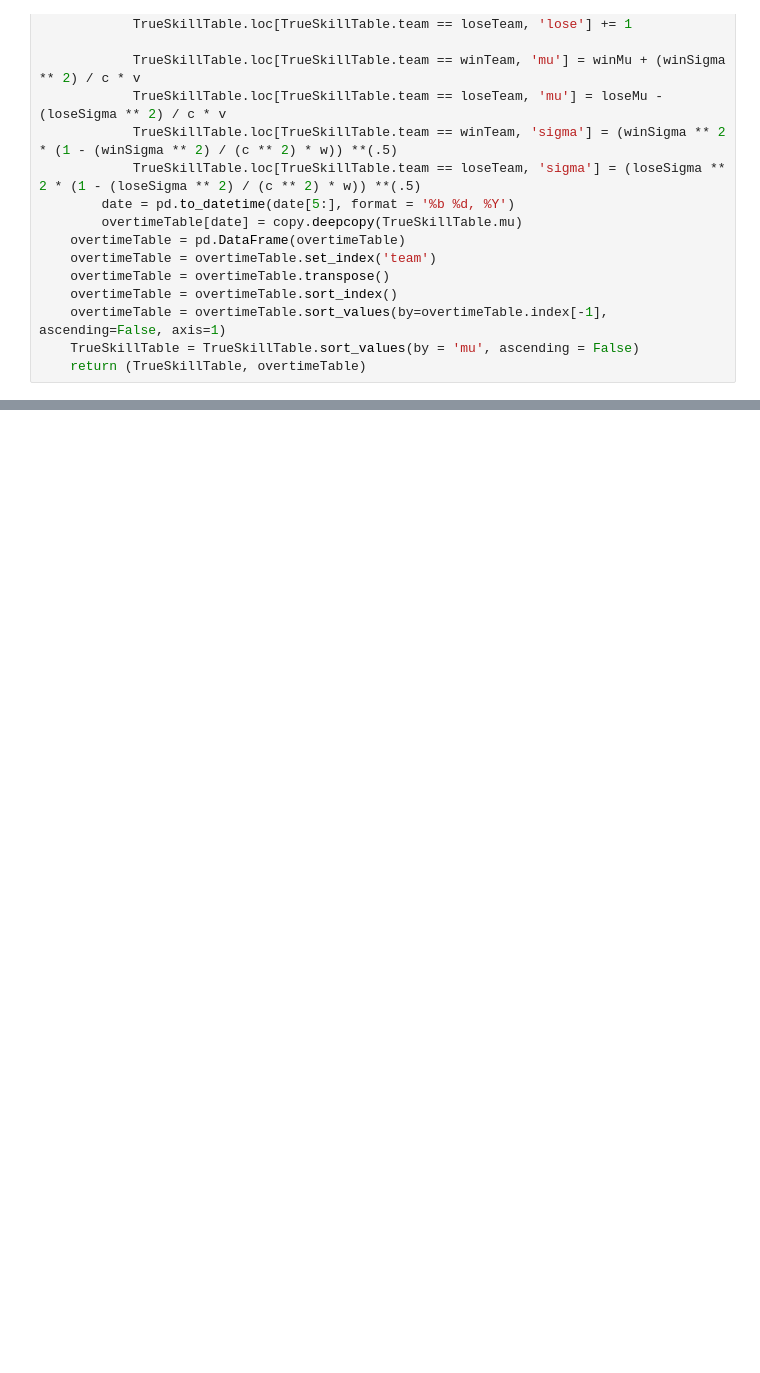
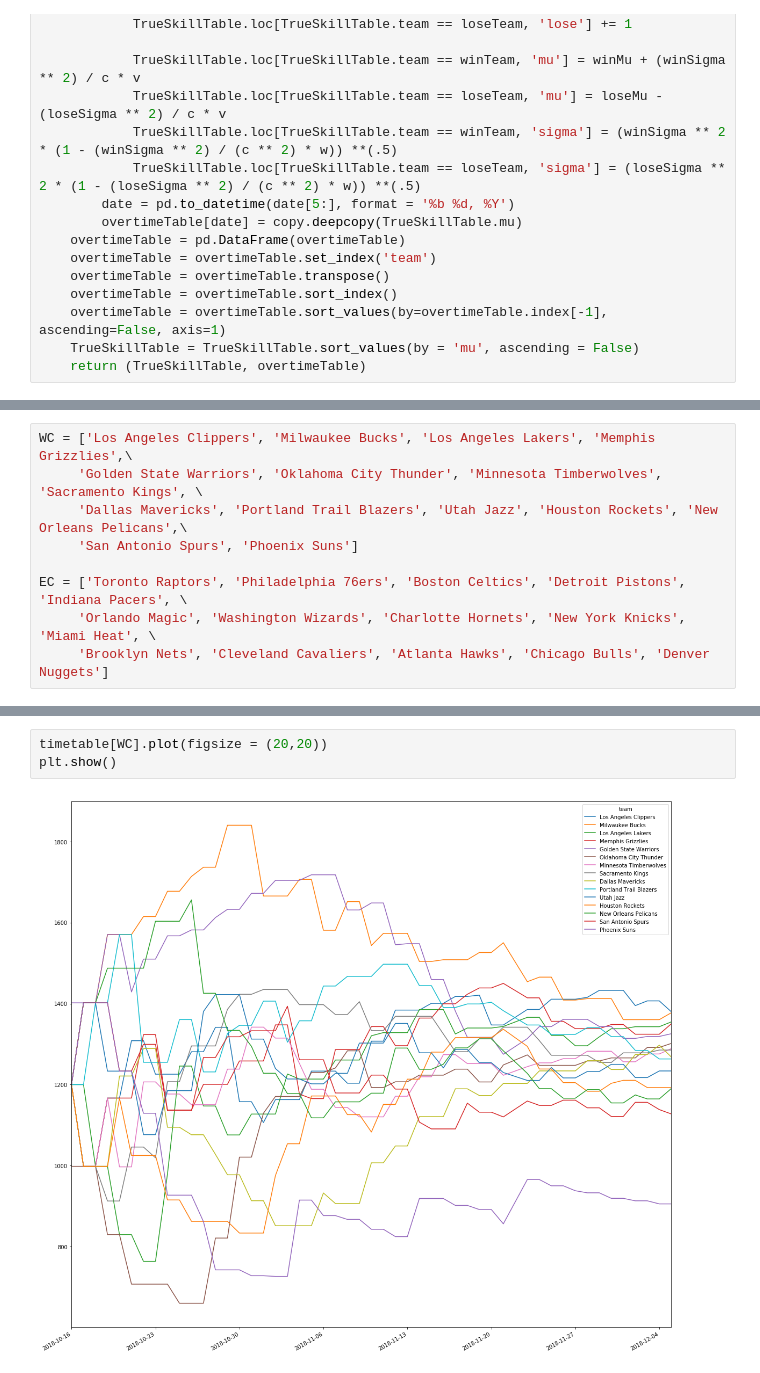
Before and after one commit to pydu-brys/NBA-Analytics, a Jupyter notebook: TrueSkill2.ipynb, the cells around one changed output, grey strips where cells are left out. Drawn from its saved outputs; the diff is of its cells as text; blank space fills up the shorter version.

```diff
--- a/TrueSkill2.ipynb
+++ b/TrueSkill2.ipynb
@@ -152,0 +179,9 @@ See the caveats in the documentation: http://pandas.pydata.org/pandas-docs/stabl
+# %%
+WC = ['Los Angeles Clippers', 'Milwaukee Bucks', 'Los Angeles Lakers', 'Memphis Grizzlies',\
+     'Golden State Warriors', 'Oklahoma City Thunder', 'Minnesota Timberwolves', 'Sacramento Kings', \
+     'Dallas Mavericks', 'Portland Trail Blazers', 'Utah Jazz', 'Houston Rockets', 'New Orleans Pelicans',\
+     'San Antonio Spurs', 'Phoenix Suns']
+
+EC = ['Toronto Raptors', 'Philadelphia 76ers', 'Boston Celtics', 'Detroit Pistons', 'Indiana Pacers', \
+     'Orlando Magic', 'Washington Wizards', 'Charlotte Hornets', 'New York Knicks', 'Miami Heat', \
+     'Brooklyn Nets', 'Cleveland Cavaliers', 'Atlanta Hawks', 'Chicago Bulls', 'Denver Nuggets']
@@ -153 +266,6 @@ See the caveats in the documentation: http://pandas.pydata.org/pandas-docs/stabl
+# %%
+timetable[WC].plot(figsize = (20,20))
+plt.show()
+# %% [output]
+[figure, added]
 # %%
```
Also changed, not shown: parts of 13 cells of this notebook, 1 other file.
